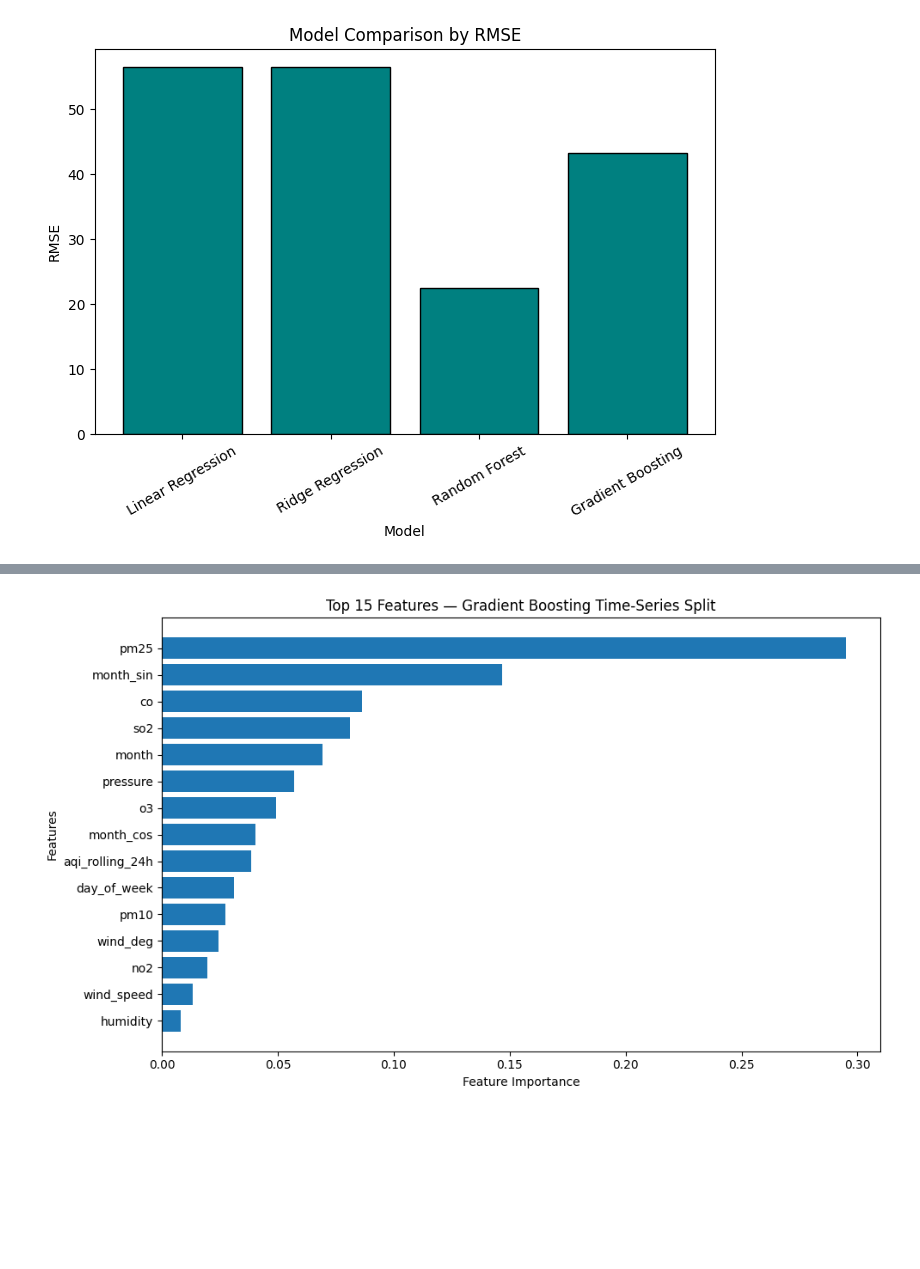
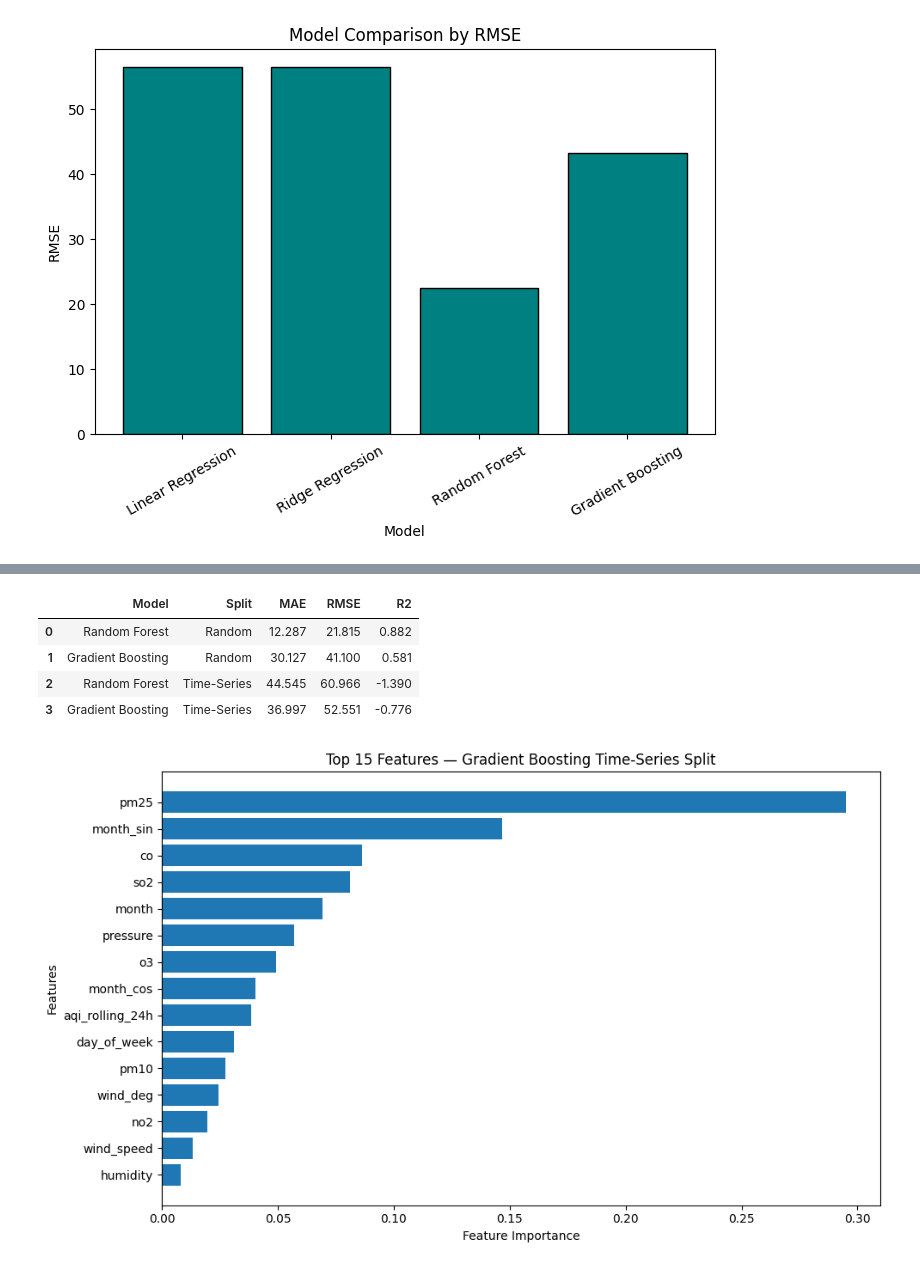
Before and after one commit to maham03nad/pearls-aqi-predictor, a Jupyter notebook: eda.ipynb, the cells around one changed output, grey strips where cells are left out. Saved outputs shown, nothing was run; the diff lists cells and outputs as text; code cells hidden in the pictures; blank space fills up the shorter version.

```diff
--- a/eda.ipynb
+++ b/eda.ipynb
@@ -669,3 +581,68 @@ results_df
+# %%
+TARGET = "target_aqi_72h"
+
+FEATURES = [
+    c for c in df.columns
+    if c not in ["target_aqi_3h", "target_aqi_24h", "target_aqi_72h", "timestamp", "city"]
+]
+
+df_model = df.dropna(subset=FEATURES + [TARGET]).sort_values("timestamp").copy()
+
+X = df_model[FEATURES]
+y = df_model[TARGET]
+
+def evaluate_model(model, X_test, y_test):
+    preds = model.predict(X_test)
+    return {
+        "MAE": mean_absolute_error(y_test, preds),
+        "RMSE": np.sqrt(mean_squared_error(y_test, preds)),
+        "R2": r2_score(y_test, preds)
+    }
+
+# Random split
+X_train_random, X_test_random, y_train_random, y_test_random = train_test_split(
+    X,
+    y,
+    test_size=0.2,
+    random_state=42,
+    shuffle=True
+)
+
+rf_random = RandomForestRegressor(n_estimators=100, random_state=42)
+gb_random = GradientBoostingRegressor(n_estimators=100, random_state=42)
+
+rf_random.fit(X_train_random, y_train_random)
+gb_random.fit(X_train_random, y_train_random)
+
+# Time-series split
+split_index = int(len(X) * 0.8)
+
+X_train_time = X.iloc[:split_index]
+X_test_time = X.iloc[split_index:]
+
+y_train_time = y.iloc[:split_index]
+y_test_time = y.iloc[split_index:]
+
+rf_time = RandomForestRegressor(n_estimators=100, random_state=42)
+gb_time = GradientBoostingRegressor(n_estimators=100, random_state=42)
+
+rf_time.fit(X_train_time, y_train_time)
+gb_time.fit(X_train_time, y_train_time)
+
+comparison_df = pd.DataFrame([
+    {"Model": "Random Forest", "Split": "Random", **evaluate_model(rf_random, X_test_random, y_test_random)},
+    {"Model": "Gradient Boosting", "Split": "Random", **evaluate_model(gb_random, X_test_random, y_test_random)},
+    {"Model": "Random Forest", "Split": "Time-Series", **evaluate_model(rf_time, X_test_time, y_test_time)},
+    {"Model": "Gradient Boosting", "Split": "Time-Series", **evaluate_model(gb_time, X_test_time, y_test_time)},
+])
+
+comparison_df.round(3)
+# %% [output]
+|  | Model | Split | MAE | RMSE | R2 |
+| 0 | Random Forest | Random | 12.287 | 21.815 | 0.882 |
+| 1 | Gradient Boosting | Random | 30.127 | 41.100 | 0.581 |
+| 2 | Random Forest | Time-Series | 44.545 | 60.966 | -1.390 |
+| 3 | Gradient Boosting | Time-Series | 36.997 | 52.551 | -0.776 |
 # %%
 import os
 os.makedirs("assets", exist_ok=True)
```
Also changed, not shown: parts of 24 cells of this notebook.
